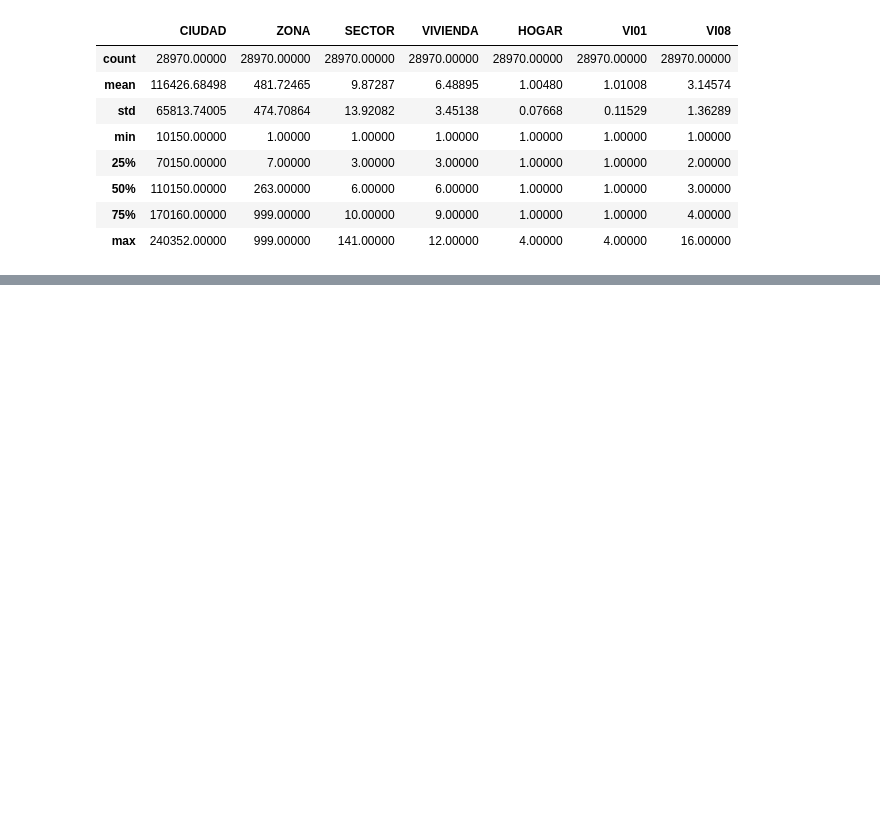
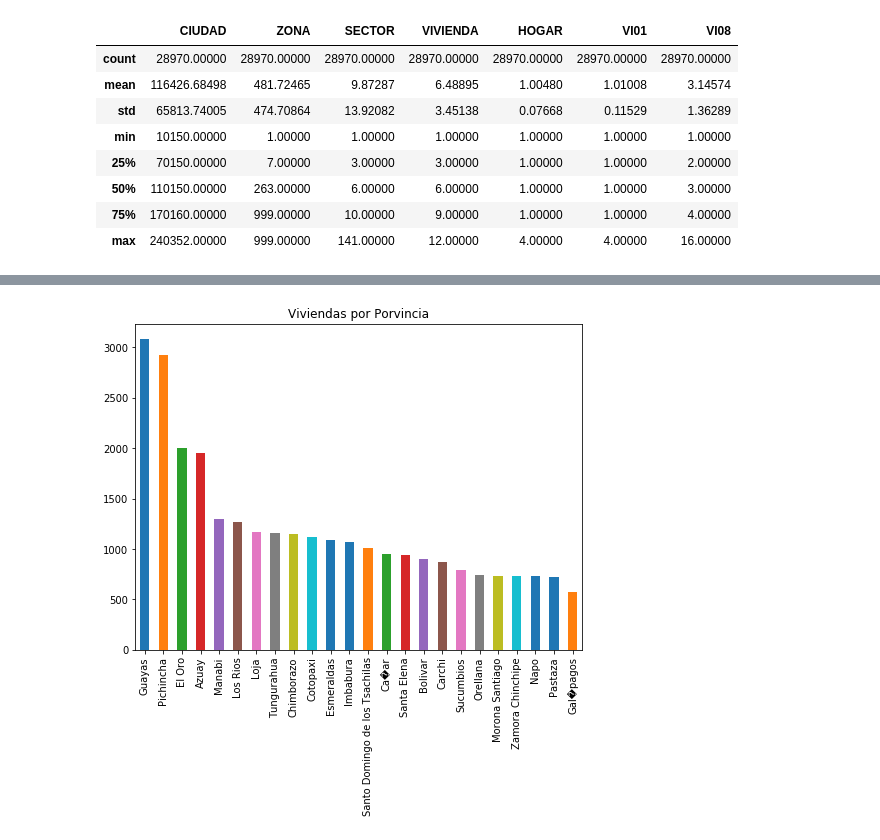
Before and after one commit to programacion-taw-utpl-001/trabajo-final-primer-bimestre-final-009, a Jupyter notebook: Trabajo Final.ipynb, the cells around one changed output, grey strips where cells are left out. Saved outputs shown, nothing was run; the diff lists cells and outputs as text; code cells hidden in the pictures; blank space fills up the shorter version.

```diff
--- a/Trabajo Final.ipynb
+++ b/Trabajo Final.ipynb
@@ -91,2 +171,2 @@ array(['Azuay', 'Bolivar', 'Ca\xf1ar', 'Carchi', 'Cotopaxi', 'Chimborazo',
 # %%
-index_pro_datos = datos.set_index("PROVINCIA","REGIONAL").sort_index()
+index_geo_data = datos.set_index("REGIONAL","PROVINCIA").sort_index()
@@ -119,4 +172,0 @@ index_pro_datos.plot()
-# %%
-datos_z7 = datos.set_index(["ZDP"],["PROVINCIA","REGIONAL"],["VI03","VI04","VI05"]).sort_index()
-#agrupar_zona = datos_z7.groupby("PROVINCIA").sum()
-agrupar_zona.columns
@@ -125 +195,5 @@ NameError: name 'agrupar_zona' is not defined
+# %%
+datos_d = datos.set_index(["IDENTIF_SECT"],
+                          ["PROVINCIA","CIUDAD_AUTO"],
+                          ["CIUDAD","ZONA","SECTOR"]).sort_index()
 # %%
@@ -130,0 +231,7 @@ datos_z7.plot()
+# %%
+#Vicviendas por provincia
+plot = datos['PROVINCIA'].value_counts().plot(kind='bar',
+                                              figsize=(8,6),
+                                            title='Viviendas por Porvincia')
+# %% [output]
+[figure, added]
```
Also changed, not shown: parts of 43 cells of this notebook, 1 other file.
